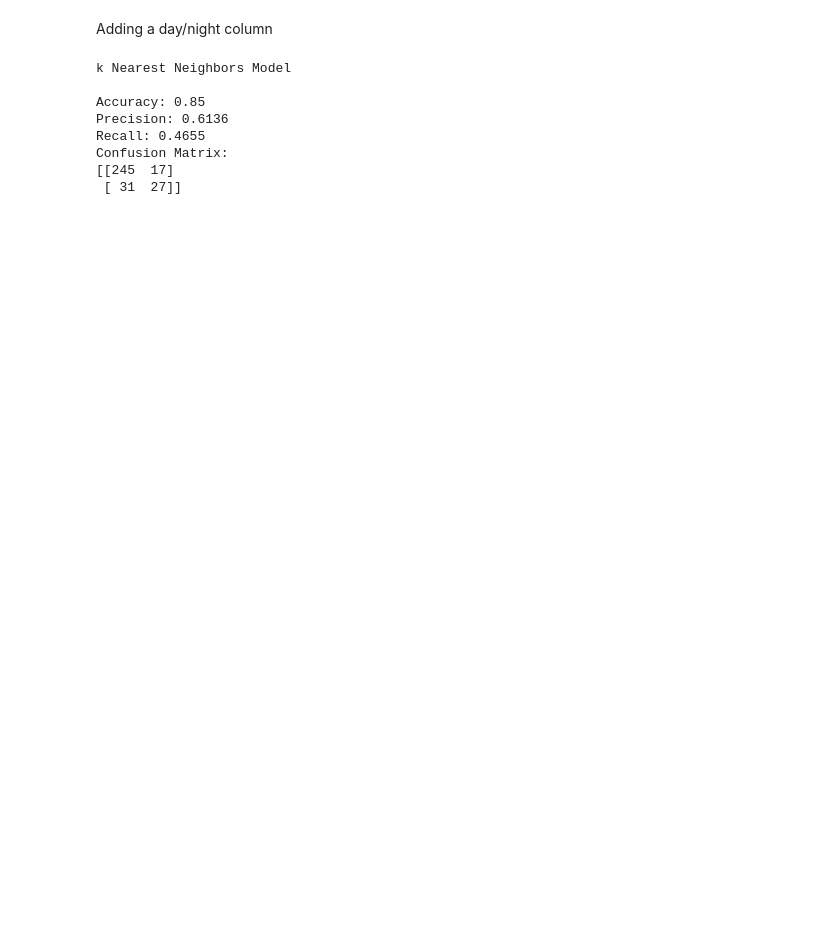
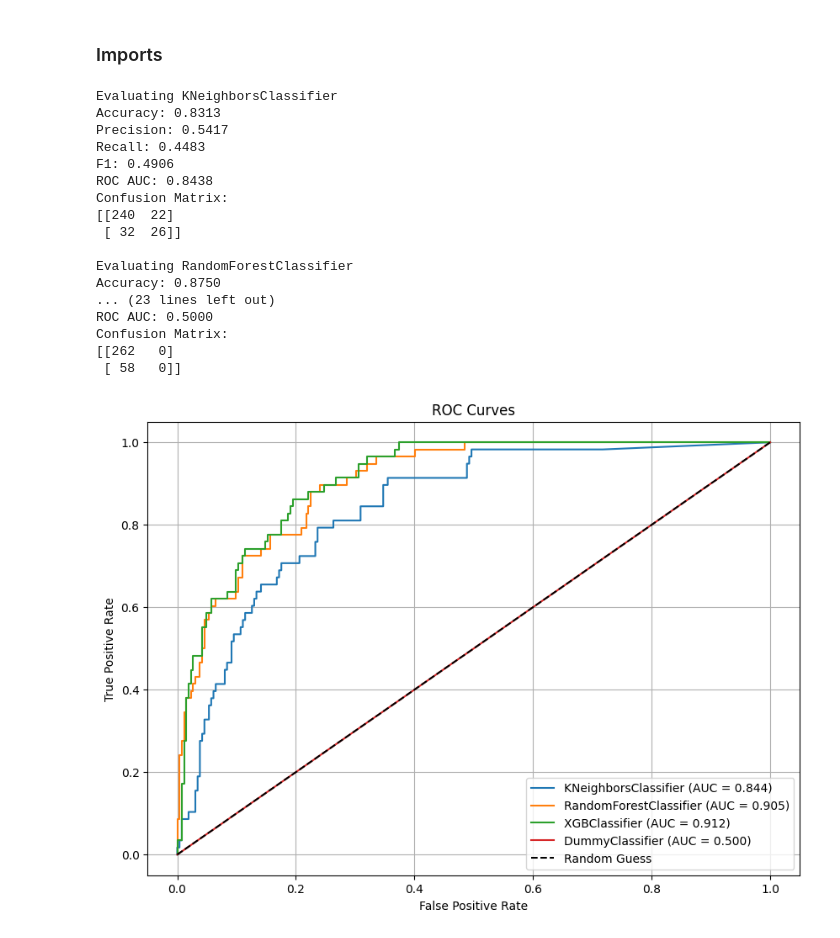
Before and after one commit to AlbertBS2/Predict-Bikes-Availability, a Jupyter notebook: main.ipynb, the cells around one changed output. Saved outputs shown, nothing was run; the diff lists cells and outputs as text; code cells hidden in the pictures; blank space fills up the shorter version.

```diff
--- a/main.ipynb
+++ b/main.ipynb
@@ -389,31 +1,2 @@ Confusion Matrix:
-# %% [markdown]
-Adding a day/night column
-# %%
-# Load the data
-train_data = pd.read_csv('data/training_data_fall2024.csv')
-
-# Transform label into 0 (low_bike_demand) and 1 (high_bike_demand)
-train_data['increase_stock'] = np.where(train_data['increase_stock'] == 'low_bike_demand', 0, 1)
-
-# Add column to the data to indicate if it is day (1) or night (0), considering day from 6:00 to 18:00h
-# Proposal: Adapt it to summertime and wintertime
-train_data['day_night'] = np.where((train_data['hour_of_day'] >= 6) & (train_data['hour_of_day'] <= 18), 1, 0)
-
-# Split data into X and y
-X = train_data.copy()
-y = X.pop('increase_stock')
-
-# List with categorical features
-cat_features = ['hour_of_day', 'day_of_week', 'month', 'holiday', 'weekday', 'summertime', 'day_night']
-
-# Run kNN
-kNN(X, y, n_neighbors=29, test_size=0.2, cat_features=None)
-# %% [output]
-k Nearest Neighbors Model
-
-Accuracy: 0.85
-Precision: 0.6136
-Recall: 0.4655
-Confusion Matrix:
-[[245  17]
- [ 31  27]]
+# %% [markdown]
+### Imports
@@ -419,0 +12,46 @@ Confusion Matrix:
+# %%
+temp = KNeighborsClassifier
+knn = load_model_from_json(temp, 'output/best_params/knn_best_params.json')
+
+temp = RandomForestClassifier
+rf = load_model_from_json(temp, 'output/best_params/rf_best.json', extra_parms={'random_state': 0})
+
+temp = XGBClassifier
+xgb = load_model_from_json(temp, 'output/best_params/xgb_best_params.json', extra_parms={'enable_categorical': True, 'random_state': 0})
+
+# Naive classifier
+naive_model = DummyClassifier(strategy='most_frequent', random_state=0)
+
+models = [knn, rf, xgb, naive_model]
+
+
+X_train, X_test, y_train, y_test = load_and_split_data("data/preprocessed_dataset.csv",
+                                                       target_column='increase_stock',
+                                                       class_zero='low_bike_demand',
+                                                       test_size=0.2,
+                                                       random_state=0)
+
+
+
+results = fit_and_evaluate_multiple(models, X_train, y_train, X_test, y_test, verbose=True)
+
+plot_roc_curves(results)
+# %% [output]
+Evaluating KNeighborsClassifier
+Accuracy: 0.8313
+Precision: 0.5417
+Recall: 0.4483
+F1: 0.4906
+ROC AUC: 0.8438
+Confusion Matrix:
+[[240  22]
+ [ 32  26]]
+
+Evaluating RandomForestClassifier
+Accuracy: 0.8750
+... (23 lines left out)
+ROC AUC: 0.5000
+Confusion Matrix:
+[[262   0]
+ [ 58   0]]
+[figure, added]
```
Also changed, not shown: parts of 36 cells of this notebook.
